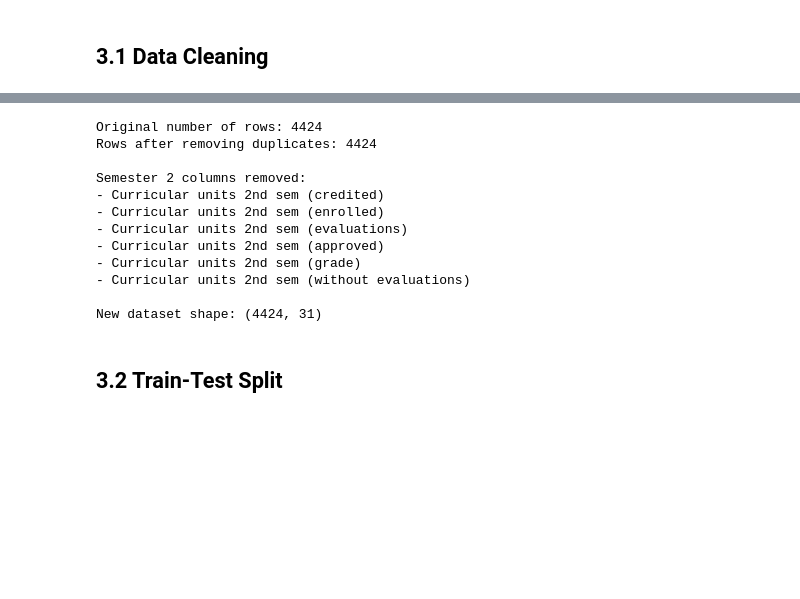
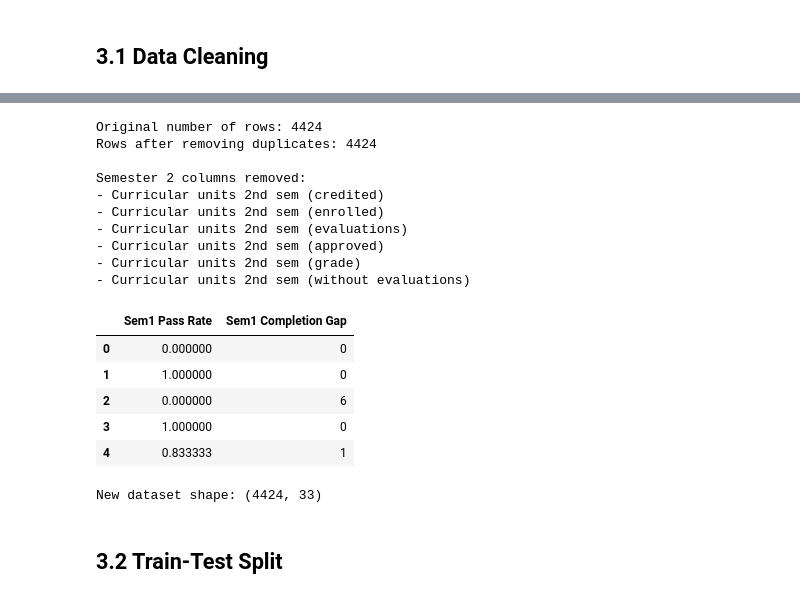
Before and after one commit to andre-rafraf/mldp-student-outcome-prediction, a Jupyter notebook: Student Outcome.ipynb, the cells around one changed output, grey strips where cells are left out. Drawn from its saved outputs; the diff is of its cells as text; code cells hidden in the pictures; blank space fills up the shorter version.

```diff
--- a/Student Outcome.ipynb
+++ b/Student Outcome.ipynb
@@ -224,34 +260,64 @@ model_df = model_df.drop_duplicates().reset_index(drop=True)
 print("Original number of rows:", len(df))
 print("Rows after removing duplicates:", len(model_df))
 
 # Find all Semester 2 columns
 semester_2_columns = [
     column
     for column in model_df.columns
     if "2nd sem" in column.lower()
 ]
 
 print("\nSemester 2 columns removed:")
 
 for column in semester_2_columns:
     print("-", column)
 
 # Remove Semester 2 columns
 model_df = model_df.drop(columns=semester_2_columns)
 
+# Create simple Semester 1 performance features
+enrolled_units = model_df[
+    "Curricular units 1st sem (enrolled)"
+]
+
+approved_units = model_df[
+    "Curricular units 1st sem (approved)"
+]
+
+model_df["Sem1 Pass Rate"] = np.where(
+    enrolled_units > 0,
+    approved_units / enrolled_units,
+    0
+)
+
+model_df["Sem1 Completion Gap"] = (
+    enrolled_units - approved_units
+)
+
+display(
+    model_df[
+        ["Sem1 Pass Rate", "Sem1 Completion Gap"]
+    ].head()
+)
+
 print("\nNew dataset shape:", model_df.shape)
 # %% [output]
 Original number of rows: 4424
 Rows after removing duplicates: 4424
 
 Semester 2 columns removed:
 - Curricular units 2nd sem (credited)
 - Curricular units 2nd sem (enrolled)
 - Curricular units 2nd sem (evaluations)
 - Curricular units 2nd sem (approved)
 - Curricular units 2nd sem (grade)
 - Curricular units 2nd sem (without evaluations)
-
-New dataset shape: (4424, 31)
+|  | Sem1 Pass Rate | Sem1 Completion Gap |
+| 0 | 0.000000 | 0 |
+| 1 | 1.000000 | 0 |
+| 2 | 0.000000 | 6 |
+| 3 | 1.000000 | 0 |
+| 4 | 0.833333 | 1 |
+New dataset shape: (4424, 33)
 # %% [markdown]
 ## 3.2 Train-Test Split
```
Also changed, not shown: parts of 10 cells of this notebook.
